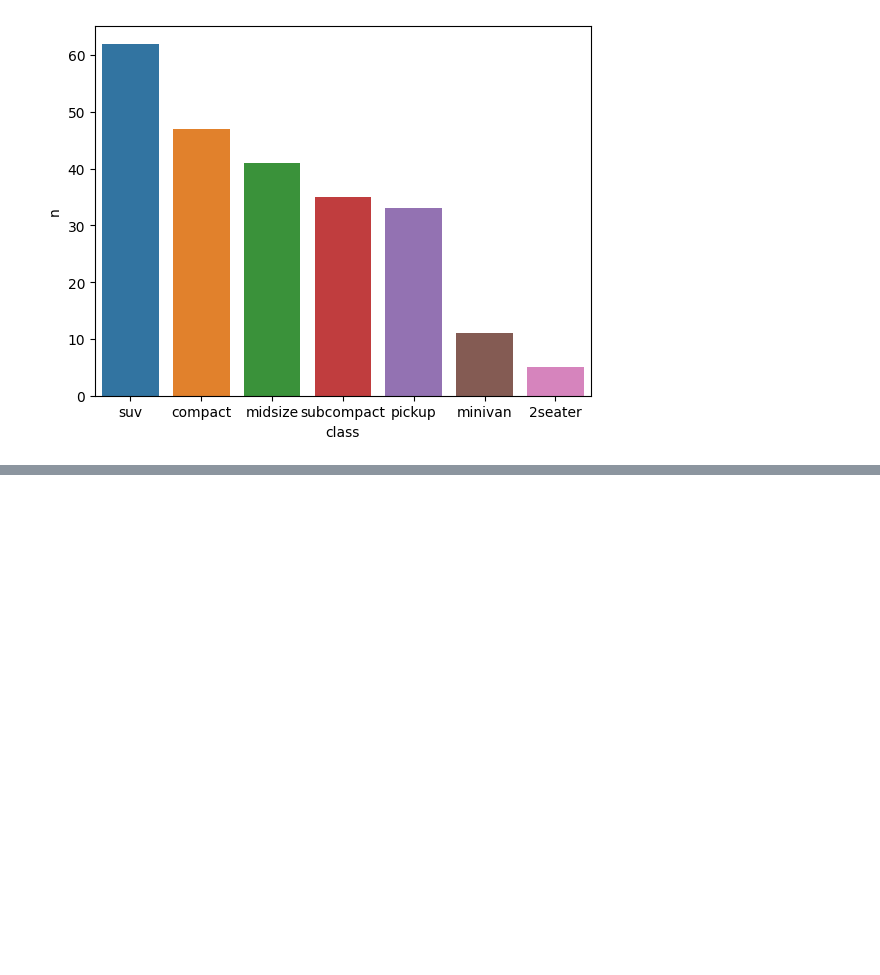
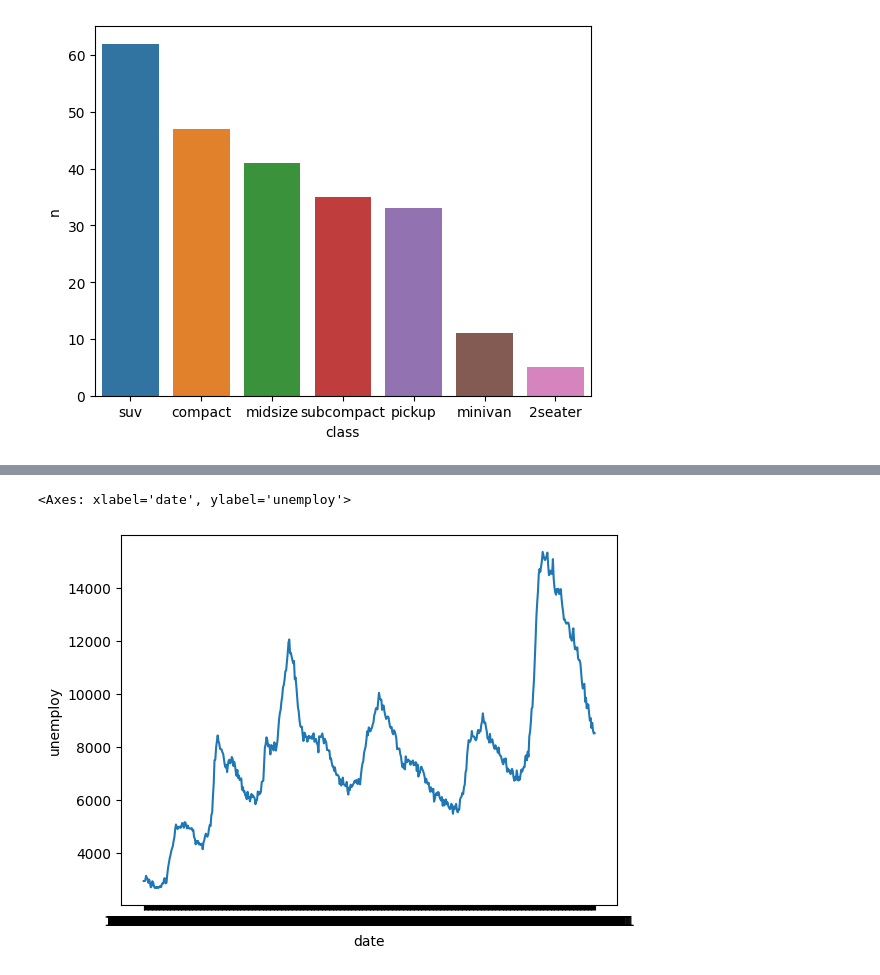
Before and after one commit to asdsadawww/-, a Jupyter notebook: Colab_파이썬.ipynb, the cells around one changed output, grey strips where cells are left out. Saved outputs shown, nothing was run; the diff lists cells and outputs as text; code cells hidden in the pictures; blank space fills up the shorter version.

Commit message:
Colab을 통해 생성됨

```diff
--- a/Colab_파이썬.ipynb
+++ b/Colab_파이썬.ipynb
@@ -1498,3 +1437,6 @@ sns.barplot(data=df_mpg,x='class',y='n',hue='class')
 # %% [output]
 <Axes: xlabel='class', ylabel='n'>
 [figure]
+# %%
+economics=pd.read_csv('/content/drive/MyDrive/Colab Notebooks/economics.csv')
+economics.head()
@@ -1500,0 +1450,5 @@ sns.barplot(data=df_mpg,x='class',y='n',hue='class')
+# %%
+sns.lineplot(data=economics,x='date',y='unemploy')           #선 그래프로 표시 date변수에 원래 연/월/일 이 있는데 X축 가로로 여러변 겹쳐 표시되어 굵은 선으로 보임
+# %% [output]
+<Axes: xlabel='date', ylabel='unemploy'>
+[figure, added]
```
Also changed, not shown: parts of 25 cells of this notebook.
